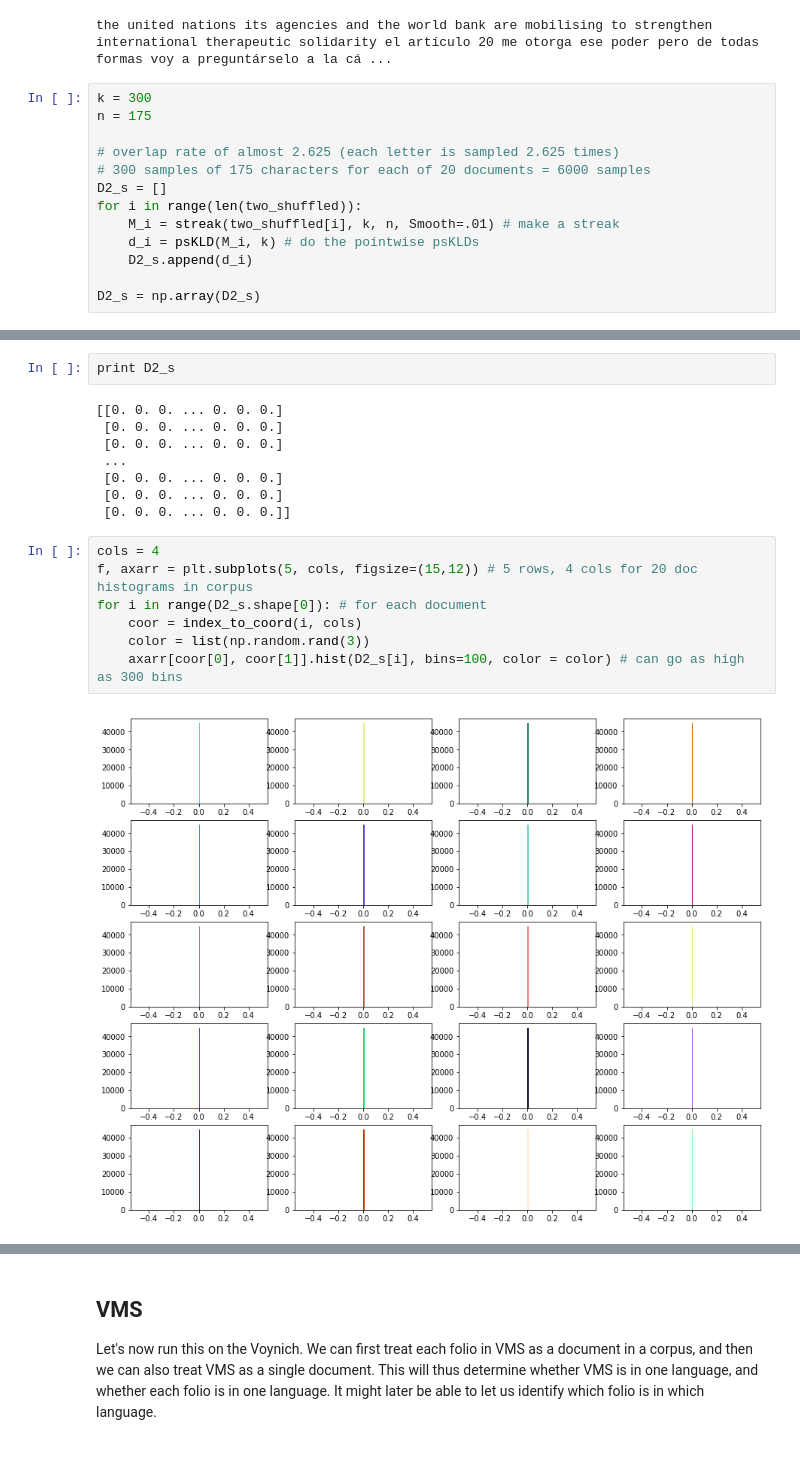
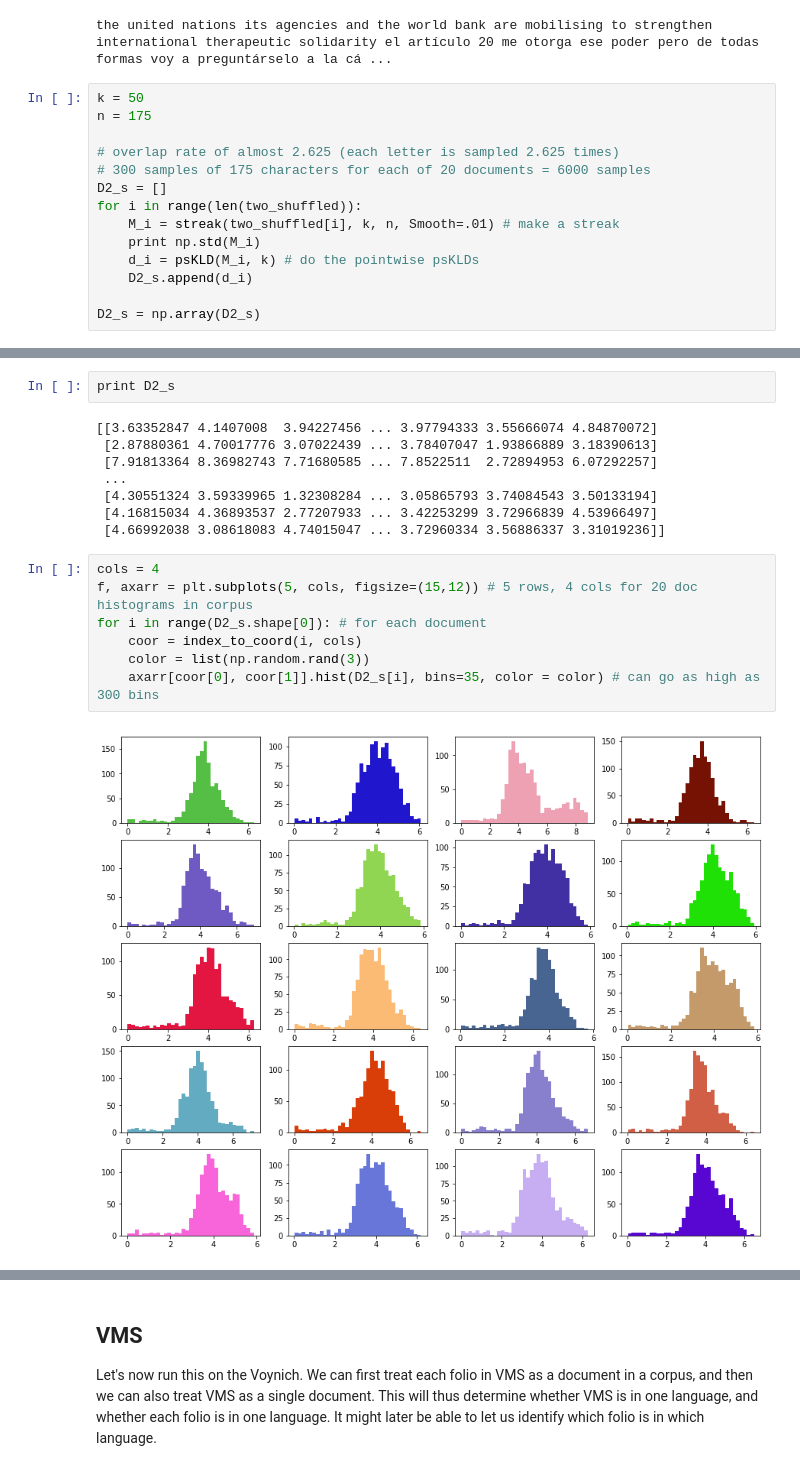
Before and after one commit to bkitano/voynich, a Jupyter notebook: Voynich Language Analysis.ipynb, the cells around one changed output, grey strips where cells are left out. Cells and saved outputs as stored; diff of their text form.

```diff
--- a/Voynich Language Analysis.ipynb
+++ b/Voynich Language Analysis.ipynb
@@ -946,7 +946,7 @@ print two_shuffled[0]
 # %% [output]
 the united nations its agencies and the world bank are mobilising to strengthen international therapeutic solidarity el artículo 20 me otorga ese poder pero de todas formas voy a preguntárselo a la cá ...
 # %%
-k = 300
+k = 50
 n = 175
 
 # overlap rate of almost 2.625 (each letter is sampled 2.625 times)
@@ -954,6 +954,7 @@ n = 175
 D2_s = []
 for i in range(len(two_shuffled)):
     M_i = streak(two_shuffled[i], k, n, Smooth=.01) # make a streak
+    print np.std(M_i)
     d_i = psKLD(M_i, k) # do the pointwise psKLDs
     D2_s.append(d_i)
 
@@ -961,19 +983,19 @@ D2_s = np.array(D2_s)
 # %%
 print D2_s
 # %% [output]
-[[0. 0. 0. ... 0. 0. 0.]
- [0. 0. 0. ... 0. 0. 0.]
- [0. 0. 0. ... 0. 0. 0.]
+[[3.63352847 4.1407008  3.94227456 ... 3.97794333 3.55666074 4.84870072]
+ [2.87880361 4.70017776 3.07022439 ... 3.78407047 1.93866889 3.18390613]
+ [7.91813364 8.36982743 7.71680585 ... 7.8522511  2.72894953 6.07292257]
  ...
- [0. 0. 0. ... 0. 0. 0.]
- [0. 0. 0. ... 0. 0. 0.]
- [0. 0. 0. ... 0. 0. 0.]]
+ [4.30551324 3.59339965 1.32308284 ... 3.05865793 3.74084543 3.50133194]
+ [4.16815034 4.36893537 2.77207933 ... 3.42253299 3.72966839 4.53966497]
+ [4.66992038 3.08618083 4.74015047 ... 3.72960334 3.56886337 3.31019236]]
 # %%
 cols = 4
 f, axarr = plt.subplots(5, cols, figsize=(15,12)) # 5 rows, 4 cols for 20 doc histograms in corpus
 for i in range(D2_s.shape[0]): # for each document
     coor = index_to_coord(i, cols)
     color = list(np.random.rand(3))
-    axarr[coor[0], coor[1]].hist(D2_s[i], bins=100, color = color) # can go as high as 300 bins
+    axarr[coor[0], coor[1]].hist(D2_s[i], bins=35, color = color) # can go as high as 300 bins
 # %% [output]
-[figure, old version]
+[figure, new version]
```
Also changed, not shown: parts of 8 cells of this notebook.
